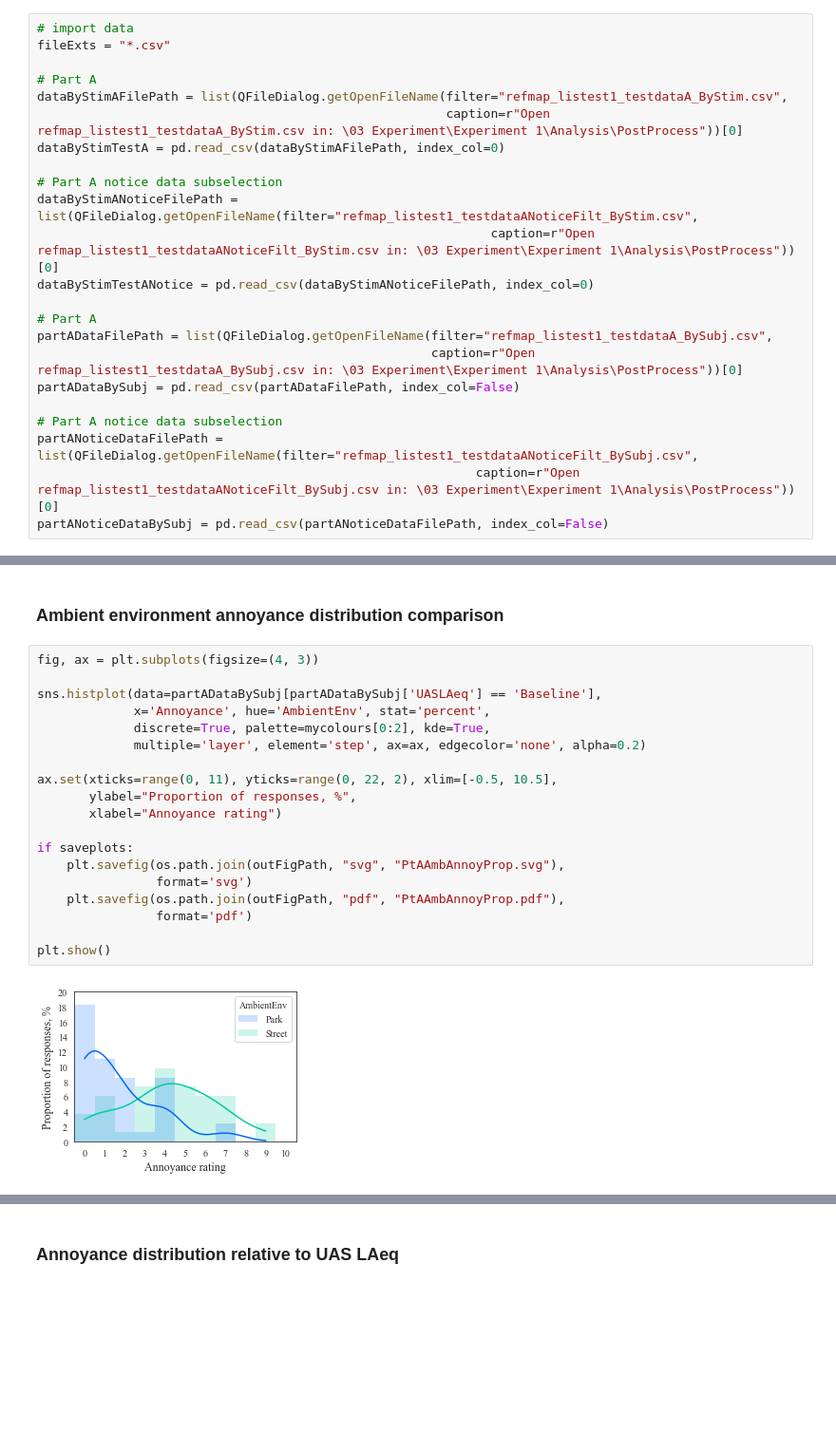
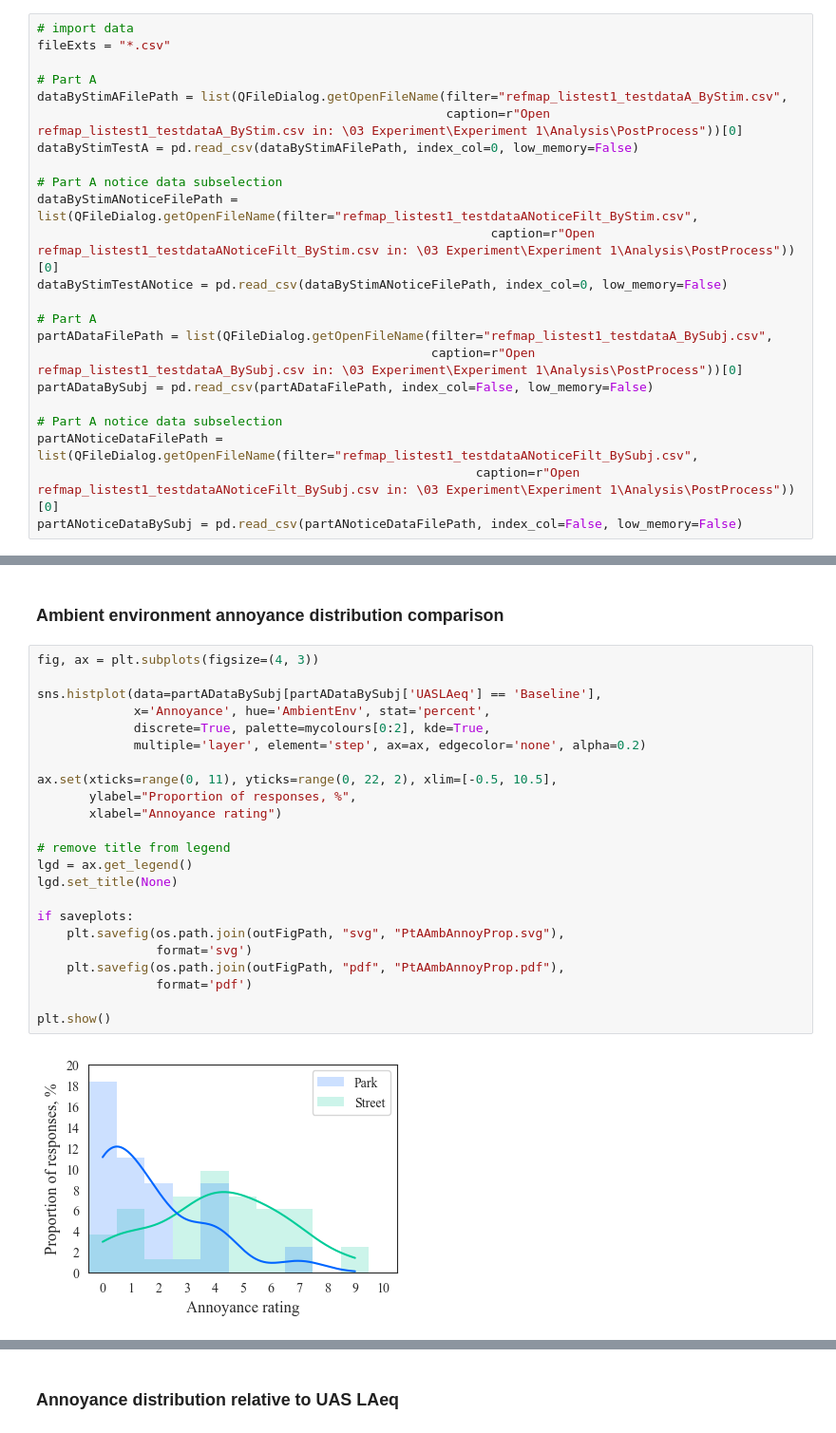
Before and after one commit to acoustics-code-salford/refmap-psychoacoustics, a Jupyter notebook: src/refmap_psychoacoustics/notebooks/refmap_listest1_analysis_EDA_partA.ipynb, the cells around one changed output, grey strips where cells are left out. Shown at 95% size. Cells and saved outputs as stored; diff of their text form; blank space fills up the shorter version.

```diff
--- a/src/refmap_psychoacoustics/notebooks/refmap_listest1_analysis_EDA_partA.ipynb
+++ b/src/refmap_psychoacoustics/notebooks/refmap_listest1_analysis_EDA_partA.ipynb
@@ -131,22 +111,22 @@ fileExts = "*.csv"
 # Part A
 dataByStimAFilePath = list(QFileDialog.getOpenFileName(filter="refmap_listest1_testdataA_ByStim.csv",
                                                        caption=r"Open refmap_listest1_testdataA_ByStim.csv in: \03 Experiment\Experiment 1\Analysis\PostProcess"))[0]
-dataByStimTestA = pd.read_csv(dataByStimAFilePath, index_col=0)
+dataByStimTestA = pd.read_csv(dataByStimAFilePath, index_col=0, low_memory=False)
 
 # Part A notice data subselection
 dataByStimANoticeFilePath = list(QFileDialog.getOpenFileName(filter="refmap_listest1_testdataANoticeFilt_ByStim.csv",
                                                              caption=r"Open refmap_listest1_testdataANoticeFilt_ByStim.csv in: \03 Experiment\Experiment 1\Analysis\PostProcess"))[0]
-dataByStimTestANotice = pd.read_csv(dataByStimANoticeFilePath, index_col=0)
+dataByStimTestANotice = pd.read_csv(dataByStimANoticeFilePath, index_col=0, low_memory=False)
 
 # Part A
 partADataFilePath = list(QFileDialog.getOpenFileName(filter="refmap_listest1_testdataA_BySubj.csv",
                                                      caption=r"Open refmap_listest1_testdataA_BySubj.csv in: \03 Experiment\Experiment 1\Analysis\PostProcess"))[0]
-partADataBySubj = pd.read_csv(partADataFilePath, index_col=False)
+partADataBySubj = pd.read_csv(partADataFilePath, index_col=False, low_memory=False)
 
 # Part A notice data subselection
 partANoticeDataFilePath = list(QFileDialog.getOpenFileName(filter="refmap_listest1_testdataANoticeFilt_BySubj.csv",
                                                            caption=r"Open refmap_listest1_testdataANoticeFilt_BySubj.csv in: \03 Experiment\Experiment 1\Analysis\PostProcess"))[0]
-partANoticeDataBySubj = pd.read_csv(partANoticeDataFilePath, index_col=False)
+partANoticeDataBySubj = pd.read_csv(partANoticeDataFilePath, index_col=False, low_memory=False)
 # %%
 # categorise columns
 
@@ -395,21 +375,25 @@ def violinsplit(data, x, y, hue, xjitter=0, yjitter=0, yjitter_type='discrete',
 # %%
 fig, ax = plt.subplots(figsize=(4, 3))
 
 sns.histplot(data=partADataBySubj[partADataBySubj['UASLAeq'] == 'Baseline'],
              x='Annoyance', hue='AmbientEnv', stat='percent',
              discrete=True, palette=mycolours[0:2], kde=True,
              multiple='layer', element='step', ax=ax, edgecolor='none', alpha=0.2)
 
 ax.set(xticks=range(0, 11), yticks=range(0, 22, 2), xlim=[-0.5, 10.5],
        ylabel="Proportion of responses, %",
        xlabel="Annoyance rating")
 
+# remove title from legend
+lgd = ax.get_legend()
+lgd.set_title(None)
+
 if saveplots:
     plt.savefig(os.path.join(outFigPath, "svg", "PtAAmbAnnoyProp.svg"),
                 format='svg')
     plt.savefig(os.path.join(outFigPath, "pdf", "PtAAmbAnnoyProp.pdf"),
                 format='pdf')
 
 plt.show()
 # %% [output]
-[figure, old version]
+[figure, new version]
```
Also changed, not shown: parts of 12 cells of this notebook, 12 other files.
